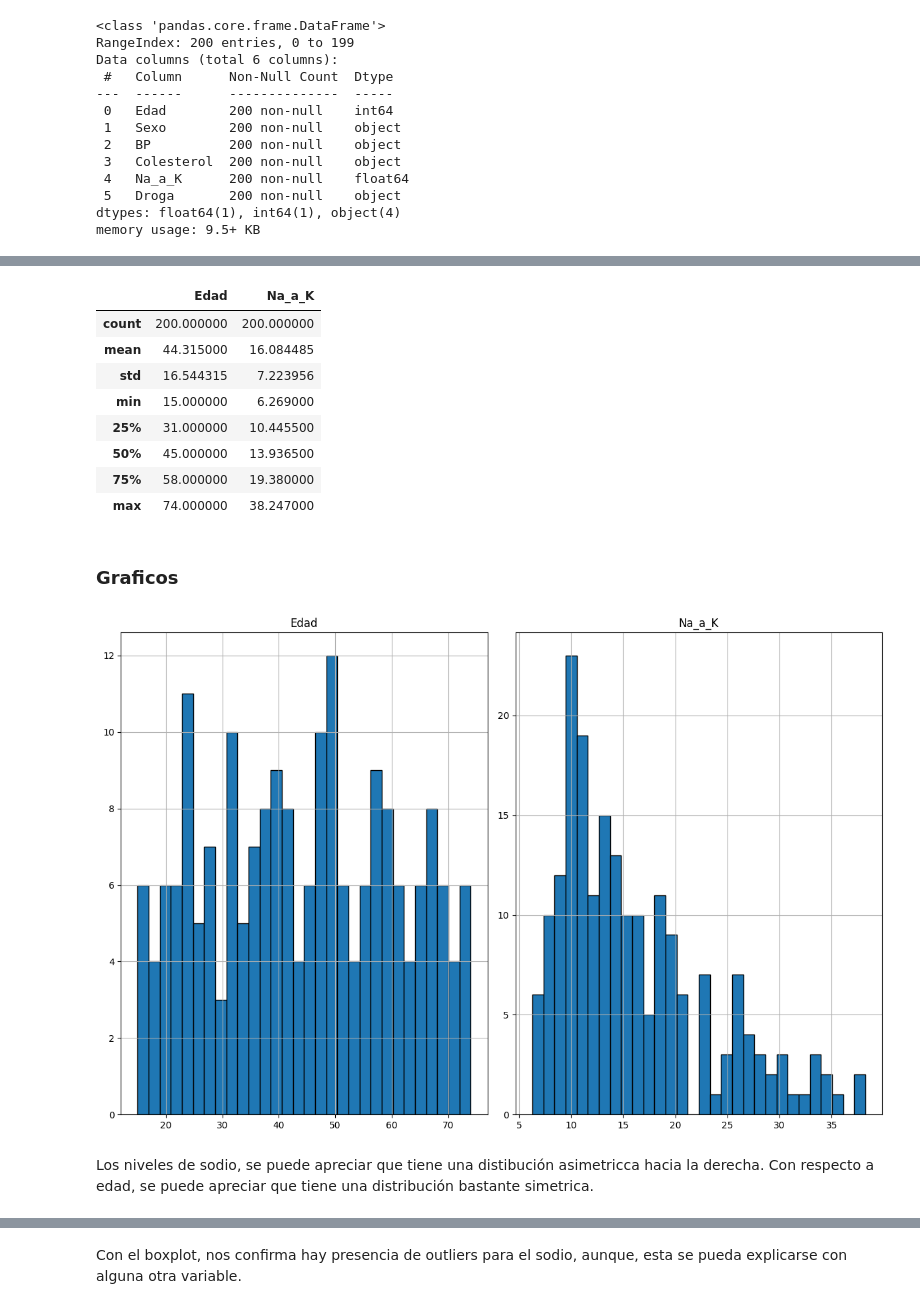
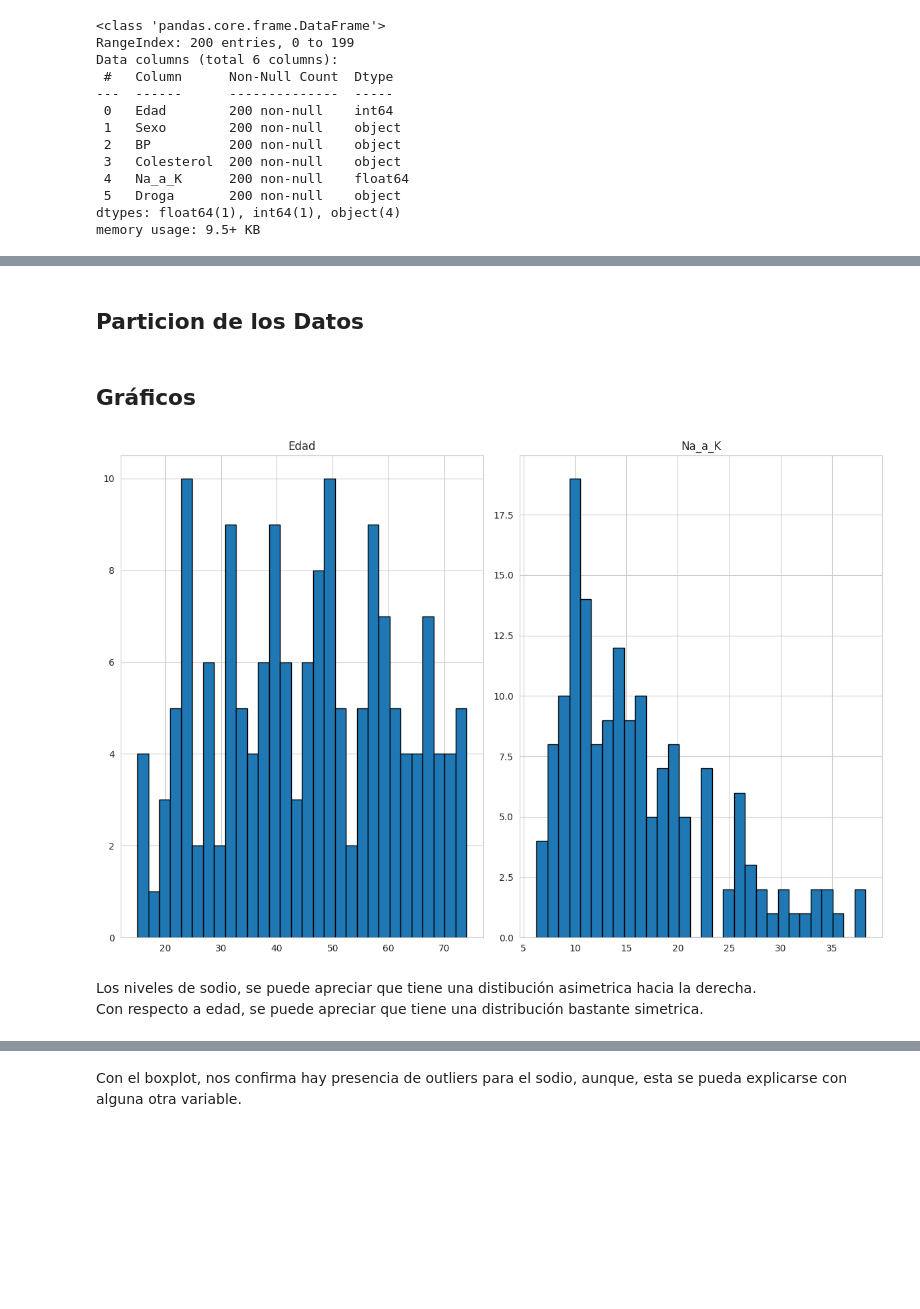
Before and after one commit to Kabarou/TP2_Mineria, a Jupyter notebook: tp2_mineria.ipynb, the cells around one changed output, grey strips where cells are left out. Cells and saved outputs as stored; diff of their text form; code cells hidden in the pictures; blank space fills up the shorter version.

```diff
--- a/tp2_mineria.ipynb
+++ b/tp2_mineria.ipynb
@@ -160,0 +130,19 @@ X_train_c2, X_test_c2, y_train_c2, y_test_c2 = train_test_split(companias[featur
+# %%
+# Estilo visual
+sns.set_style("whitegrid")
+
+# Color
+color_fuerte = '#0057e7'  # azul intenso
+
+# Figura
+plt.figure(figsize=(16, 12))
+for i, col in enumerate(df_visualizacion.columns):
+    plt.subplot(2, 2, i + 1)
+    sns.histplot(df_visualizacion[col], bins=25, kde=True, color=color_fuerte, edgecolor='black')
+    plt.title(f'Distribución de {col}', fontsize=14)
+    plt.xlabel(col)
+    plt.ylabel('Frecuencia')
+
+plt.suptitle('Distribuciones de Variables (Train Set)', fontsize=18, y=1.02)
+plt.tight_layout()
+plt.show()
@@ -363,26 +413,26 @@ Droga           0
 dtype: object
-# %%
-drogas.describe()
-# %% [output]
-|  | Edad | Na_a_K |
-| count | 200.000000 | 200.000000 |
-| mean | 44.315000 | 16.084485 |
-| std | 16.544315 | 7.223956 |
-| min | 15.000000 | 6.269000 |
-| 25% | 31.000000 | 10.445500 |
-| 50% | 45.000000 | 13.936500 |
-| 75% | 58.000000 | 19.380000 |
-| max | 74.000000 | 38.247000 |
+# %% [markdown]
+## Particion de los Datos
+# %%
+features_d = ['Edad','Sexo','BP','Colesterol','Na_a_K']
+
+target_d = 'Droga'
+
+# División 1: 80% entrenamiento / 20% test
+X_train_d1, X_test_d1, y_train_d1, y_test_d1 = train_test_split(drogas[features_d], drogas[target_d], test_size=0.2, random_state=42)
+
+# División 2: 70% entrenamiento / 30% test
+X_train_d2, X_test_d2, y_train_d2, y_test_d2 = train_test_split(drogas[features_d], drogas[target_d], test_size=0.3, random_state=42)
 # %% [markdown]
-### Graficos
+## Gráficos
 # %%
-drogas[['Edad','Na_a_K']].hist(bins=30, figsize=(12, 8), edgecolor='black')
+X_train_d1[['Edad','Na_a_K']].hist(bins=30, figsize=(12, 8), edgecolor='black')
 plt.tight_layout()
 plt.show()
 # %% [output]
-[figure, old version]
+[figure, new version]
 # %% [markdown]
-Los niveles de sodio, se puede apreciar que tiene una distibución asimetricca hacia la derecha.
+Los niveles de sodio, se puede apreciar que tiene una distibución asimetrica hacia la derecha.
 Con respecto a edad, se puede apreciar que tiene una distribución bastante simetrica.
 # %%
 # Se observa que la variable Na_a_K, tiene valores atipicos
```
Also changed, not shown: parts of 95 cells of this notebook.
